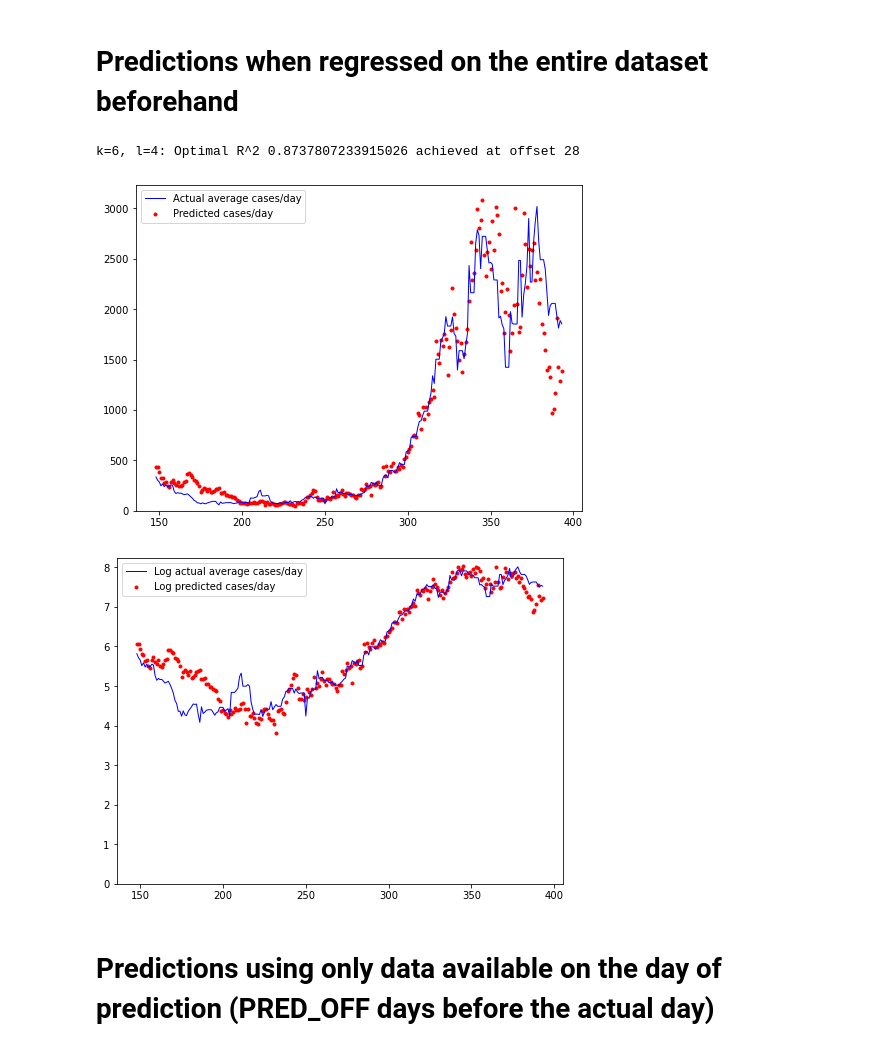
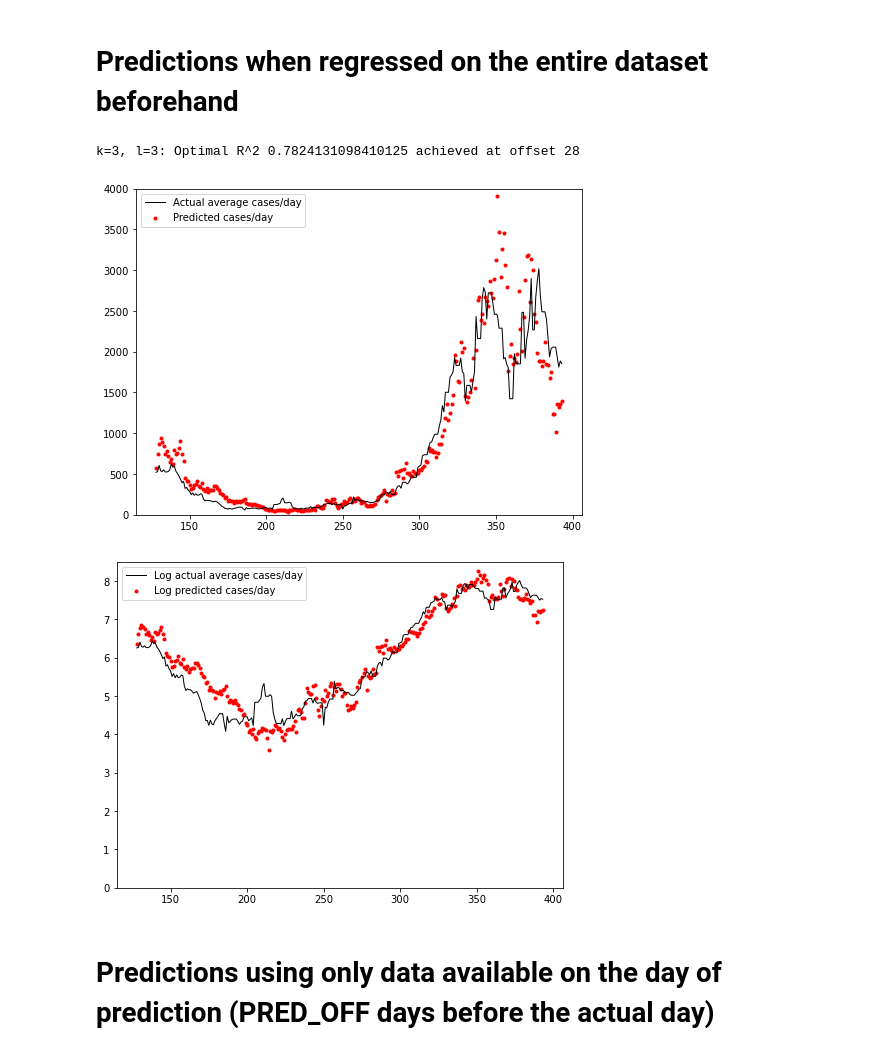
Before and after one commit to stephen-harmon-newman/contact-network-spectra-analysis, a Jupyter notebook: graph_analysis/spectral_result_analysis.ipynb, the cells around one changed output. Cells and saved outputs as stored; diff of their text form; code cells hidden in the pictures.

Commit message:
Updated for correctness and consistency w.r.t. current version.

```diff
--- a/graph_analysis/spectral_result_analysis.ipynb
+++ b/graph_analysis/spectral_result_analysis.ipynb
@@ -22,11 +22,11 @@ import datetime
 from matplotlib.dates import num2timedelta as ntd
 
 
-CURRENT_STATE = 'North Carolina'
+CURRENT_STATE = 'Connecticut'
 WINDOW = 7
 DATE_ZERO = datetime.datetime(2020, 1, 1, 0, 0)
 
-START_TIME = 120  # 121st day of 2020
+START_TIME = 100  # 101st day of 2020
 END_TIME = 366  # First day of 2021 (not actually included)
 
 def read_data_with_geo_averaging(state, avg_period, prefix):
@@ -48,22 +48,6 @@ def read_data_with_geo_averaging(state, avg_period, prefix):
 
 eigs, mavg_eigs = read_data_with_geo_averaging(CURRENT_STATE, WINDOW, 'eig_data/eigs_from_sum_contacts_by_pairs_laplaciansjl__')
 
-
-
-
-
-fig, ax = plt.subplots(1, 1, figsize=(8, 5))
-ax.set_ylabel('Weeklong Moving-Average Eigenvalue')
-ax.set_ylim(bottom=0, top=np.max(mavg_eigs)*1.1)
-ax.set_xlim(left=DATE_ZERO, right=DATE_ZERO + ntd(mavg_eigs.shape[0]))
-#ax.set_xlabel('Days since Jan 1, 2020')
-cgen = iter(cm.rainbow(np.linspace(0, 1, eigs.shape[1])))
-for i in range(mavg_eigs.shape[1]):
-    ax.plot([DATE_ZERO + x for x in ntd(range(mavg_eigs.shape[0]))], mavg_eigs[:, i], c=next(cgen))
-plt.savefig("/home/ec2-user/Plots/eigs_" + CURRENT_STATE + ".eps", dpi=400, bbox_inches='tight')
-plt.show()
-
-
 # plt.plot(mavg_eigs)
 # plt.xticks(np.arange(0, mavg_eigs.shape[0], 30))
 # plt.show()
@@ -130,27 +155,27 @@ The PostScript backend does not support transparency; partially transparent arti
 # Predictions when regressed on the entire dataset beforehand
 # %%
 PRED_OFF = 28
-pred_data = 'k=6, l=4'    # NOTE THAT WE ARE USING 6-EIG DATA
-pred = prediction_tools.Predictor({pred_data: data[pred_data]}, current_state_average_cases, start_time=START_TIME, end_time=END_TIME+PRED_OFF, offset_min=PRED_OFF, offset_max=PRED_OFF, verbose=1)
+pred_data = 'k=3, l=3'
+pred = prediction_tools.Predictor({pred_data: data[pred_data]}, current_state_average_cases, start_time=START_TIME, end_time=END_TIME, offset_min=PRED_OFF, offset_max=PRED_OFF, verbose=1)
 predictions = current_state_average_cases[START_TIME:END_TIME] * pred.predict(data[pred_data][0][START_TIME:END_TIME], data_name=pred_data)
 
 predictions = np.maximum(predictions, 1)
 fix, ax = plt.subplots(1, 1, figsize=(8, 6))
 ax.scatter(range(START_TIME+PRED_OFF, END_TIME+PRED_OFF), predictions, color='red', marker='.', label='Predicted cases/day')  # Predicted case counts
-ax.plot(range(START_TIME+PRED_OFF, END_TIME+PRED_OFF), current_state_average_cases[START_TIME+PRED_OFF:END_TIME+PRED_OFF], color='blue', label='Actual average cases/day', linewidth=1)  # Actual case counts
+ax.plot(range(START_TIME+PRED_OFF, END_TIME+PRED_OFF), current_state_average_cases[START_TIME+PRED_OFF:END_TIME+PRED_OFF], color='black', label='Actual average cases/day', linewidth=1)  # Actual case counts
+ax.legend()
+ax.set_ylim(bottom=0, top=4000)
+plt.show()
+fig, ax = plt.subplots(1, 1, figsize=(8, 6))
+ax.scatter(range(START_TIME+PRED_OFF, END_TIME+PRED_OFF), np.log(predictions), color='red', marker='.', label='Log predicted cases/day')  # Predicted case counts
+ax.plot(range(START_TIME+PRED_OFF, END_TIME+PRED_OFF), np.log(current_state_average_cases[START_TIME+PRED_OFF:END_TIME+PRED_OFF]), color='black', linewidth=1, label='Log actual average cases/day')  # Actual case counts
 ax.legend()
 ax.set_ylim(bottom=0)
 plt.show()
-fig, ax = plt.subplots(1, 1, figsize=(8, 6))
-ax.scatter(range(START_TIME+PRED_OFF, END_TIME+PRED_OFF), np.log(predictions), color='red', marker='.', label='Log predicted cases/day')  # Predicted case counts
-ax.plot(range(START_TIME+PRED_OFF, END_TIME+PRED_OFF), np.log(current_state_average_cases[START_TIME+PRED_OFF:END_TIME+PRED_OFF]), color='blue', linewidth=1, label='Log actual average cases/day')  # Actual case counts
-ax.legend()
-ax.set_ylim(bottom=0)
-plt.show()
 # %% [output]
-k=6, l=4: Optimal R^2 0.8737807233915026 achieved at offset 28
+k=3, l=3: Optimal R^2 0.7824131098410125 achieved at offset 28
-[figure, old version]
+[figure, new version]
-[figure, old version]
+[figure, new version]
 # %% [markdown]
 # Predictions using only data available on the day of prediction (PRED_OFF days before the actual day)
 # %%
```
Also changed, not shown: parts of 14 cells of this notebook, 7 other files.
